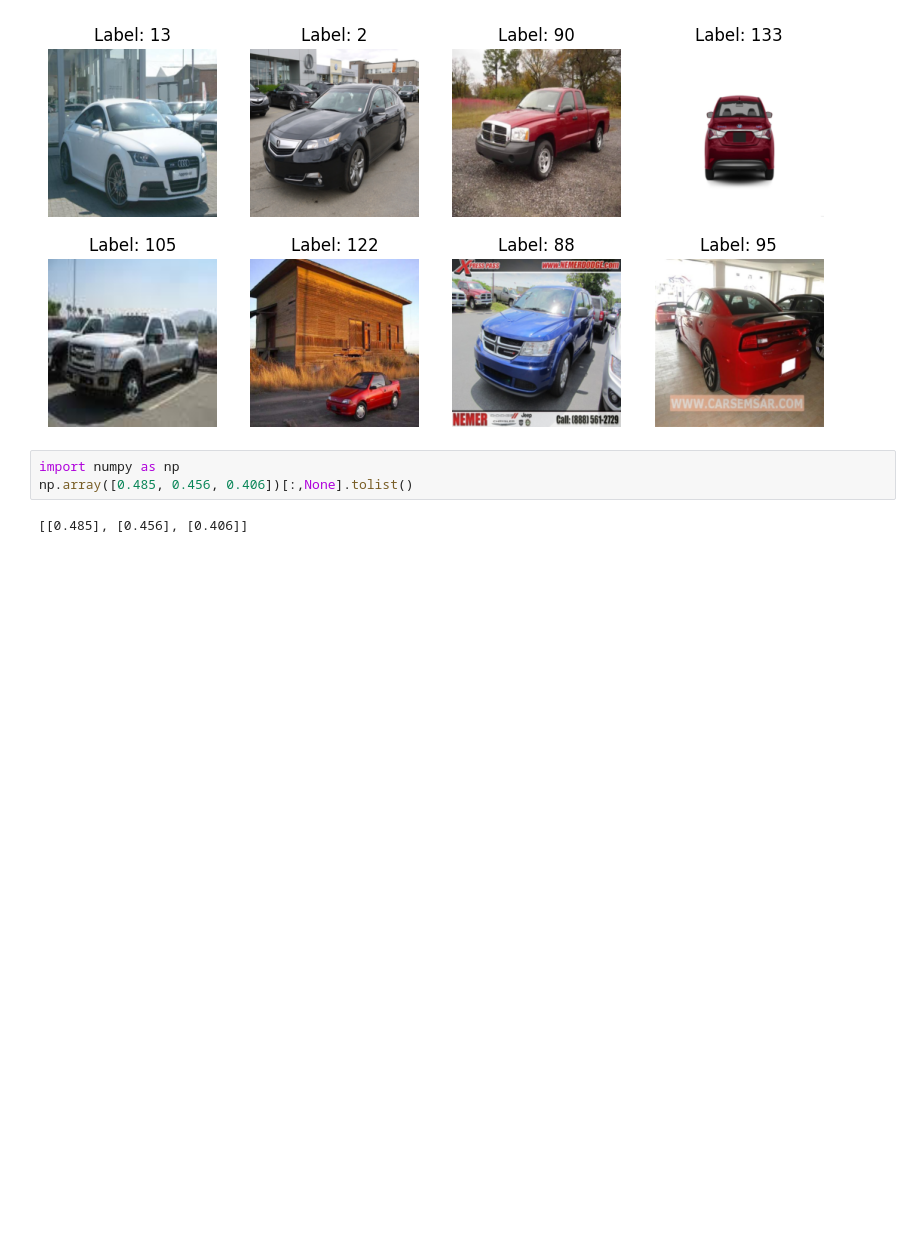
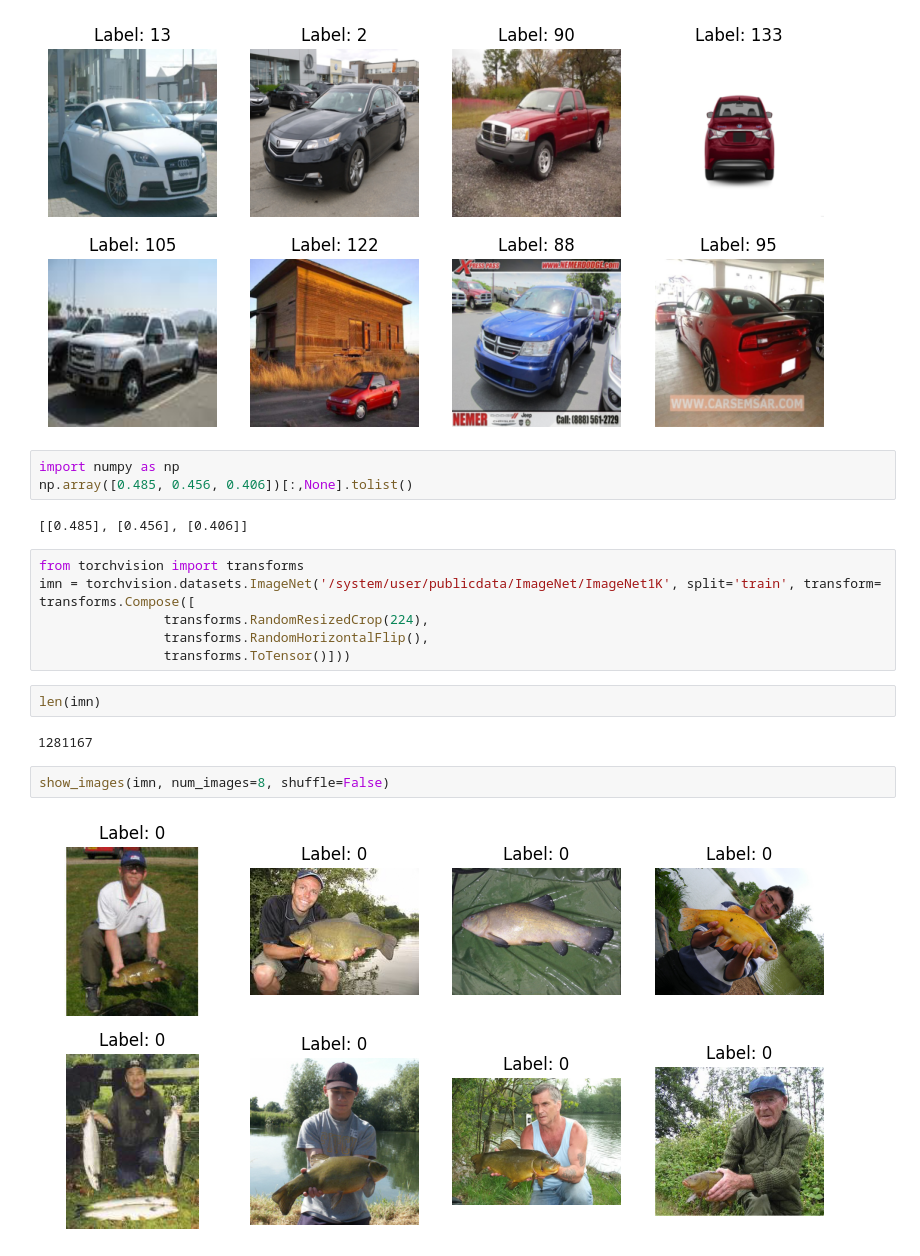
Before and after one commit to maximilianmbeck/tflearning, a Jupyter notebook: notebooks/torch_datasets.ipynb, the cells around one changed output. Saved outputs shown, nothing was run; the diff lists cells and outputs as text; blank space fills up the shorter version.

```diff
--- a/notebooks/torch_datasets.ipynb
+++ b/notebooks/torch_datasets.ipynb
@@ -75,3 +89,17 @@ import numpy as np
 np.array([0.485, 0.456, 0.406])[:,None].tolist()
 # %% [output]
 [[0.485], [0.456], [0.406]]
+# %%
+from torchvision import transforms
+imn = torchvision.datasets.ImageNet('/system/user/publicdata/ImageNet/ImageNet1K', split='train', transform= transforms.Compose([
+                transforms.RandomResizedCrop(224),
+                transforms.RandomHorizontalFlip(),
+                transforms.ToTensor()]))
+# %%
+len(imn)
+# %% [output]
+1281167
+# %%
+show_images(imn, num_images=8, shuffle=False)
+# %% [output]
+[figure, added]
```
Also changed, not shown: parts of 17 cells of this notebook, 9 other files.
